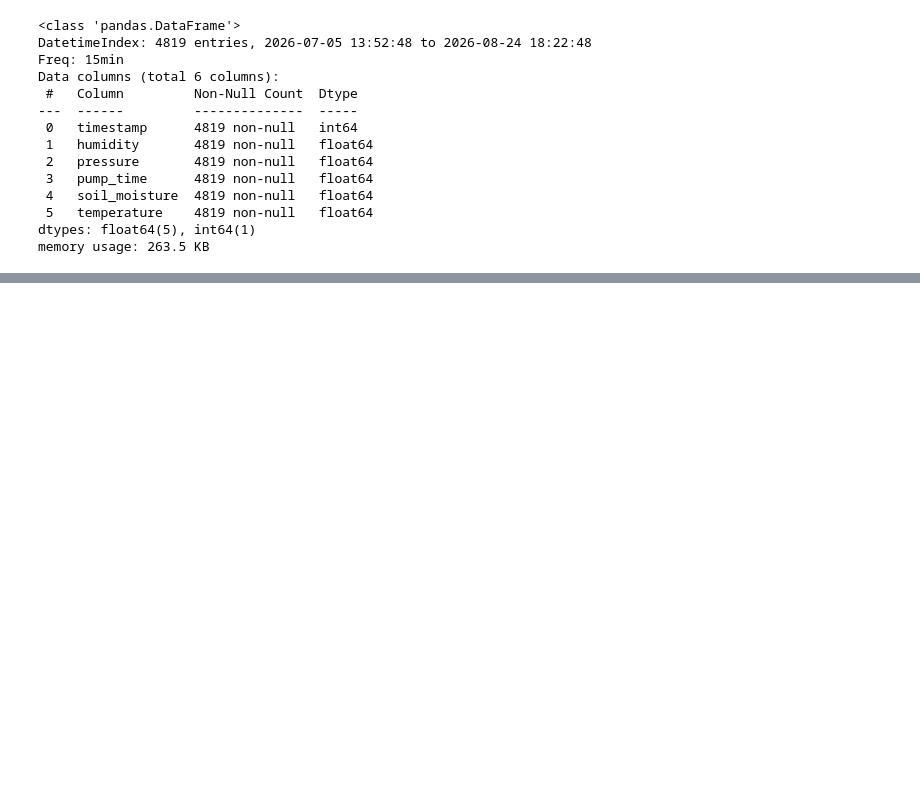
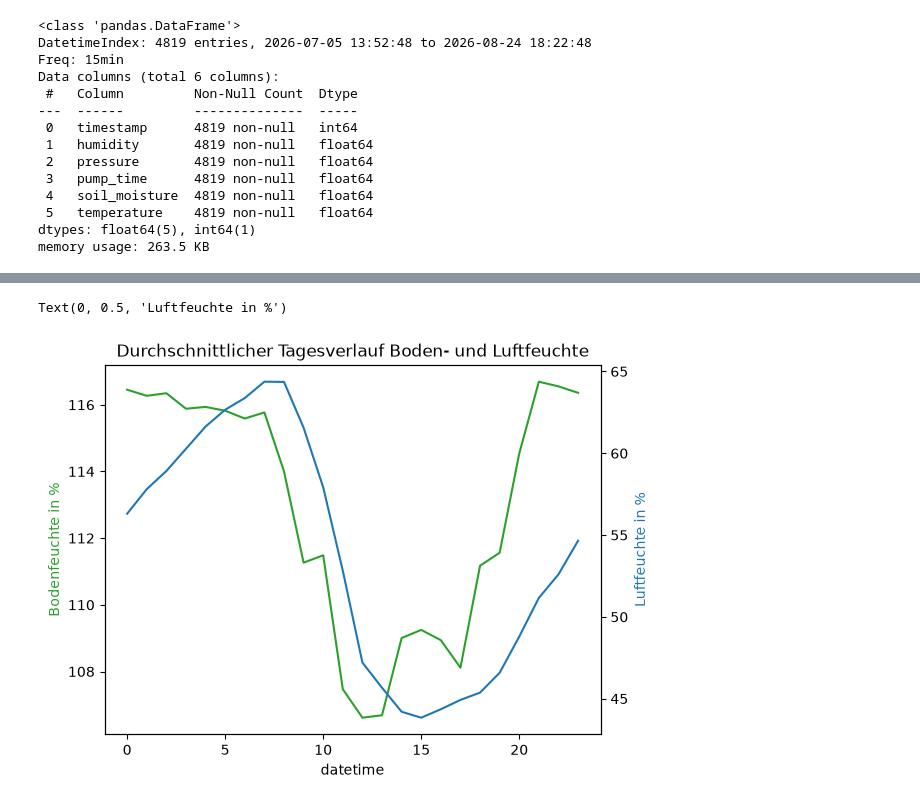
Before and after one commit to jankruse-dev/DataScience_Notebook, a Jupyter notebook: Data_Science_Jan_Kruse_1230471.ipynb, the cells around one changed output, grey strips where cells are left out. Drawn from its saved outputs; the diff is of its cells as text; code cells hidden in the pictures; blank space fills up the shorter version.

```diff
--- a/Data_Science_Jan_Kruse_1230471.ipynb
+++ b/Data_Science_Jan_Kruse_1230471.ipynb
@@ -584,0 +340,15 @@ Wie schon in der Regression schneidet der **Random Forest schlechter als der Dum
+# %%
+# Durchschnittlicher Tagesverlauf Feuchten
+data_aug_soil = data_aug.groupby(data_aug.index.hour)['soil_moisture'].mean()
+data_aug_hum = data_aug.groupby(data_aug.index.hour)['humidity'].mean()
+data_aug_temp = data_aug.groupby(data_aug.index.hour)['temperature'].mean()
+fig, ax = plt.subplots()
+ax = data_aug_soil.plot(color='tab:green', label='soil_moisture', ax=ax)
+ax2 = ax.twinx()
+ax2 = data_aug_hum.plot(color='tab:blue', label='humidity', ax=ax2)
+ax.set_title('Durchschnittlicher Tagesverlauf Boden- und Luftfeuchte')
+ax.set_ylabel('Bodenfeuchte in %', color='tab:green')
+ax2.set_ylabel('Luftfeuchte in %', color='tab:blue')
+# %% [output]
+Text(0, 0.5, 'Luftfeuchte in %')
+[figure, added]
```
Also changed, not shown: parts of 96 cells of this notebook, 2 other files.
